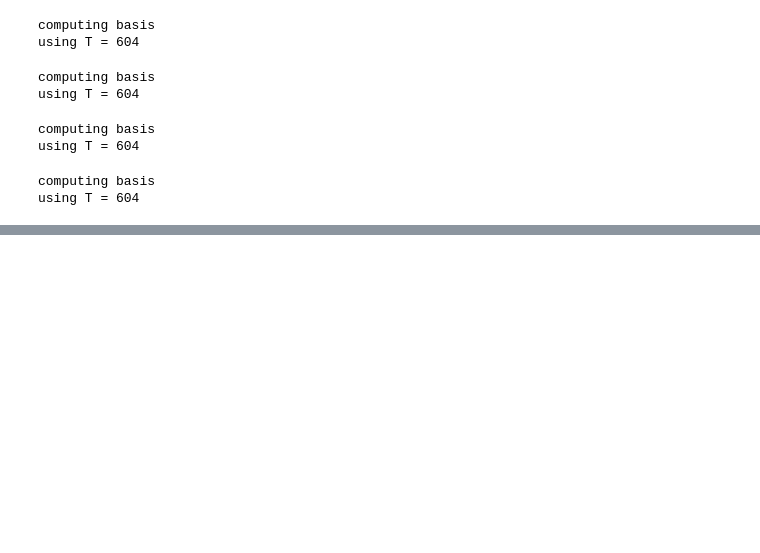
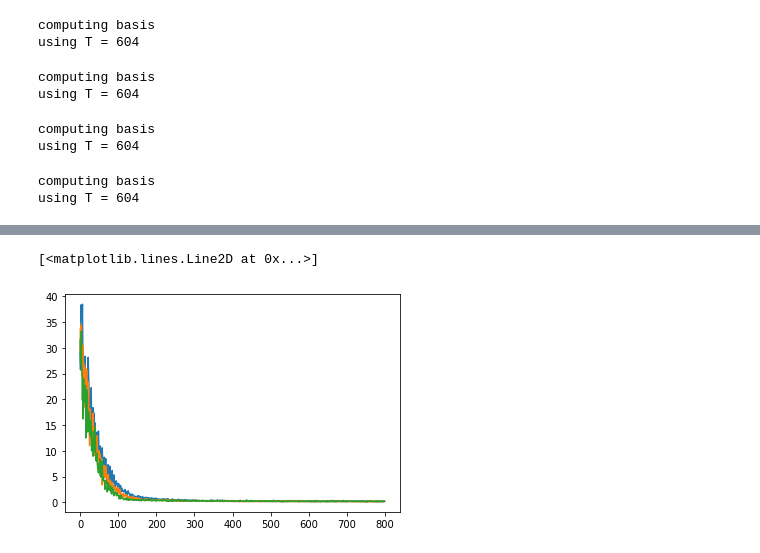
Before and after one commit to StanfordASL/scod-module, a Jupyter notebook: demos/prior_calib.ipynb, the cells around one changed output, grey strips where cells are left out. Cells and saved outputs as stored; diff of their text form; code cells hidden in the pictures; blank space fills up the shorter version.

```diff
--- a/demos/prior_calib.ipynb
+++ b/demos/prior_calib.ipynb
@@ -313,0 +342,42 @@ plt.savefig("prior_scale_1d_var_only.pdf")
+# %%
+from functools import partial
+def kernel(ls, x):
+    return torch.exp( - torch.norm(x[:,None,:] - x[None,:,:], dim=-1)**2 / ls**2 )
+
+shared_kwargs = {
+    'dataset': unif_dataset,
+    'dist_loss': 'wass',
+    'dataloader_kwargs': {
+        'num_workers': 0,
+        'batch_size': 20,
+        'shuffle': True,
+    },
+    'num_epochs': 40,
+}
+
+losses,_ = scod.prior_optim.optimize_prior_scale_by_GP_kernel(
+    ls05_unc_model,
+    GP_kernel=partial(kernel, 0.5),
+    **shared_kwargs
+)
+
+plt.plot(losses)
+
+losses,_ = scod.prior_optim.optimize_prior_scale_by_GP_kernel(
+    ls1_unc_model,
+    GP_kernel=partial(kernel, 1.0),
+    **shared_kwargs
+)
+
+plt.plot(losses)
+
+losses,_ = scod.prior_optim.optimize_prior_scale_by_GP_kernel(
+    ls2_unc_model,
+    GP_kernel=partial(kernel, 2.),
+    **shared_kwargs
+)
+
+plt.plot(losses)
+# %% [output]
+[<matplotlib.lines.Line2D at 0x...>]
+[figure, added]
```
Also changed, not shown: parts of 12 cells of this notebook.
